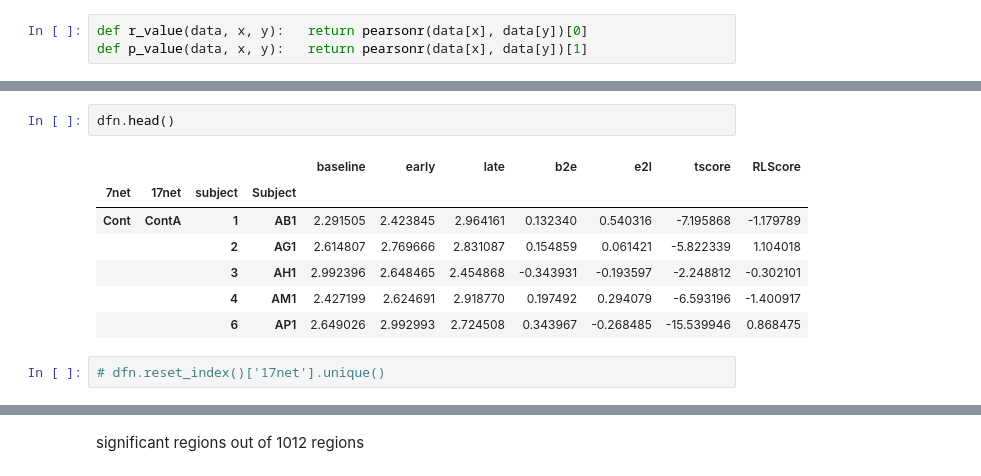
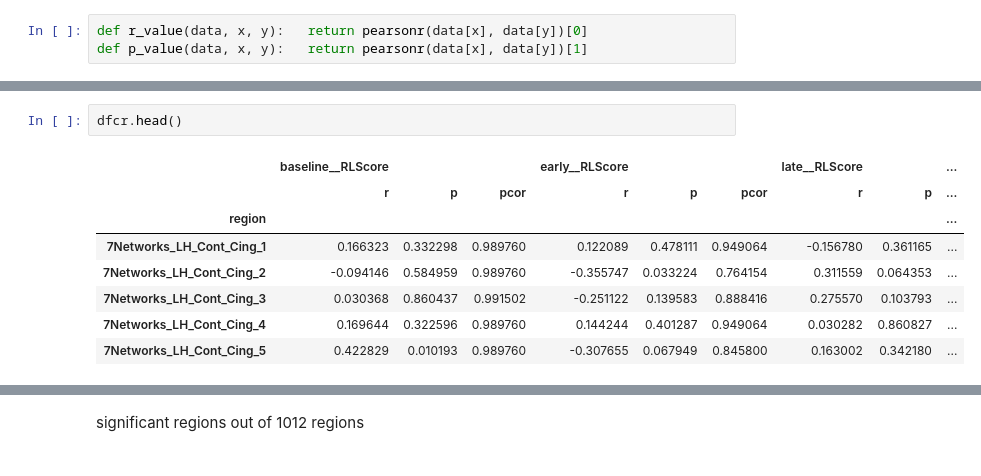
Before and after one commit to qniksefat/gradient-notebooks, a Jupyter notebook: large-manifold-nbs/5-behavior.ipynb, the cells around one changed output, grey strips where cells are left out. Saved outputs shown, nothing was run; the diff lists cells and outputs as text.

```diff
--- a/large-manifold-nbs/5-behavior.ipynb
+++ b/large-manifold-nbs/5-behavior.ipynb
@@ -150,12 +151,11 @@ dfn.dropna(inplace=True)
 # %%
-dfn.head()
+dfcr.head()
 # %% [output]
-|  |  |  |  | baseline | early | late | b2e | e2l | tscore | RLScore |
-| 7net | 17net | subject | Subject |  |  |  |  |  |  |  |
-| Cont | ContA | 1 | AB1 | 2.291505 | 2.423845 | 2.964161 | 0.132340 | 0.540316 | -7.195868 | -1.179789 |
-|  |  | 2 | AG1 | 2.614807 | 2.769666 | 2.831087 | 0.154859 | 0.061421 | -5.822339 | 1.104018 |
-|  |  | 3 | AH1 | 2.992396 | 2.648465 | 2.454868 | -0.343931 | -0.193597 | -2.248812 | -0.302101 |
-|  |  | 4 | AM1 | 2.427199 | 2.624691 | 2.918770 | 0.197492 | 0.294079 | -6.593196 | -1.400917 |
-|  |  | 6 | AP1 | 2.649026 | 2.992993 | 2.724508 | 0.343967 | -0.268485 | -15.539946 | 0.868475 |
+|  | baseline__RLScore |  |  | early__RLScore |  |  | late__RLScore |  | ... |
+|  | r | p | pcor | r | p | pcor | r | p | ... |
+| region |  |  |  |  |  |  |  |  | ... |
+| 7Networks_LH_Cont_Cing_1 | 0.166323 | 0.332298 | 0.989760 | 0.122089 | 0.478111 | 0.949064 | -0.156780 | 0.361165 | ... |
+| 7Networks_LH_Cont_Cing_2 | -0.094146 | 0.584959 | 0.989760 | -0.355747 | 0.033224 | 0.764154 | 0.311559 | 0.064353 | ... |
+| 7Networks_LH_Cont_Cing_3 | 0.030368 | 0.860437 | 0.991502 | -0.251122 | 0.139583 | 0.888416 | 0.275570 | 0.103793 | ... |
+| 7Networks_LH_Cont_Cing_4 | 0.169644 | 0.322596 | 0.989760 | 0.144244 | 0.401287 | 0.949064 | 0.030282 | 0.860827 | ... |
+| 7Networks_LH_Cont_Cing_5 | 0.422829 | 0.010193 | 0.989760 | -0.307655 | 0.067949 | 0.845800 | 0.163002 | 0.342180 | ... |
-# %%
-# dfn.reset_index()['17net'].unique()
```
Also changed, not shown: parts of 79 cells of this notebook.
